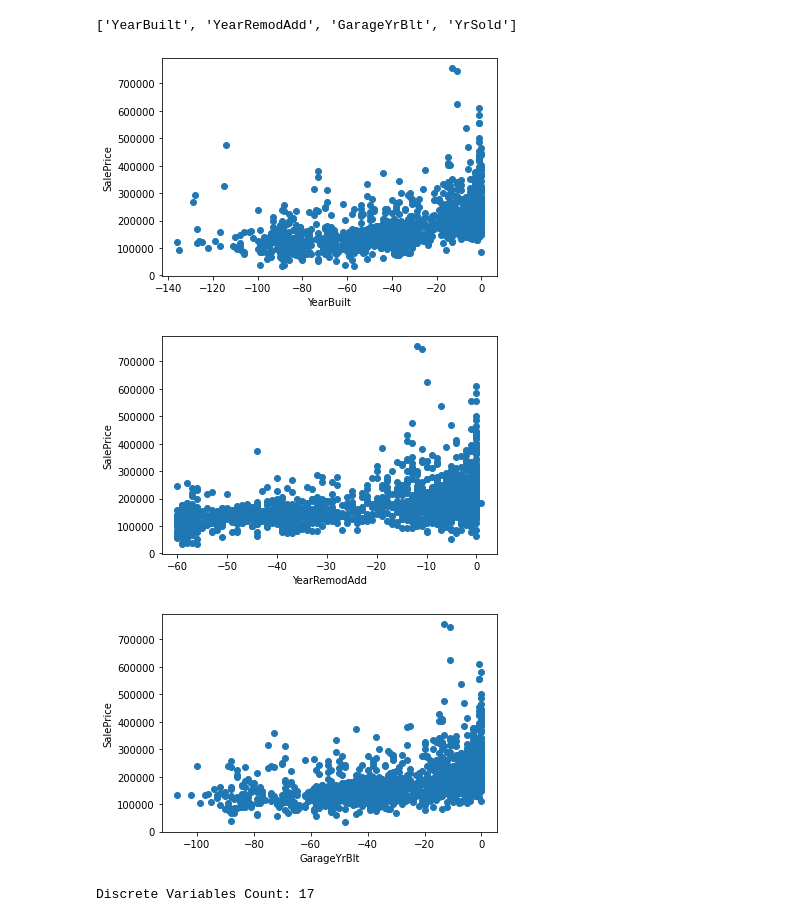
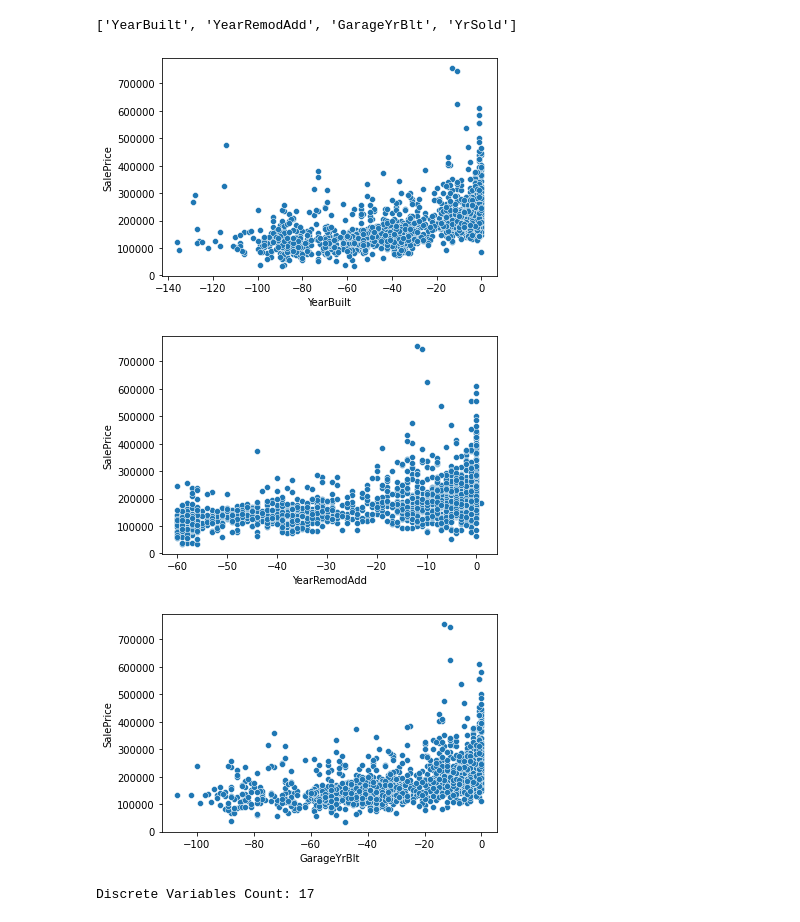
Before and after one commit to keshav4118/Advanced-House-Prices-Prediction, a Jupyter notebook: Advance House Price Prediction- Exploratory Data Analysis.ipynb, the cells around one changed output. Cells and saved outputs as stored; diff of their text form; code cells hidden in the pictures.

```diff
--- a/Advance House Price Prediction- Exploratory Data Analysis.ipynb
+++ b/Advance House Price Prediction- Exploratory Data Analysis.ipynb
@@ -200,19 +200,20 @@ years_feature
 # %%
 ## Here we will compare the difference between All years feature with SalePrice
 for feature in years_feature:
     if feature != 'YrSold':
         data = dataset.copy()
         ## We will capture the difference between year variable and year the house was sold for
         data[feature] = data[feature] - data['YrSold']
 
-        plt.scatter(data[feature],data['SalePrice'])
+        sns.scatterplot(x=feature,y='SalePrice',data=data)
+        #plt.scatter(data[feature],data['SalePrice'])
         plt.xlabel(feature)
         plt.ylabel('SalePrice')
         plt.show()
 # %% [output]
-[figure, old version]
+[figure, new version]
-[figure, old version]
+[figure, new version]
-[figure, old version]
+[figure, new version]
 # %%
 ## Numerical variables are usually of 2 type
 ## 1. Continous variable and Discrete Variables
```
Also changed, not shown: parts of 16 cells of this notebook, 1 other file.
